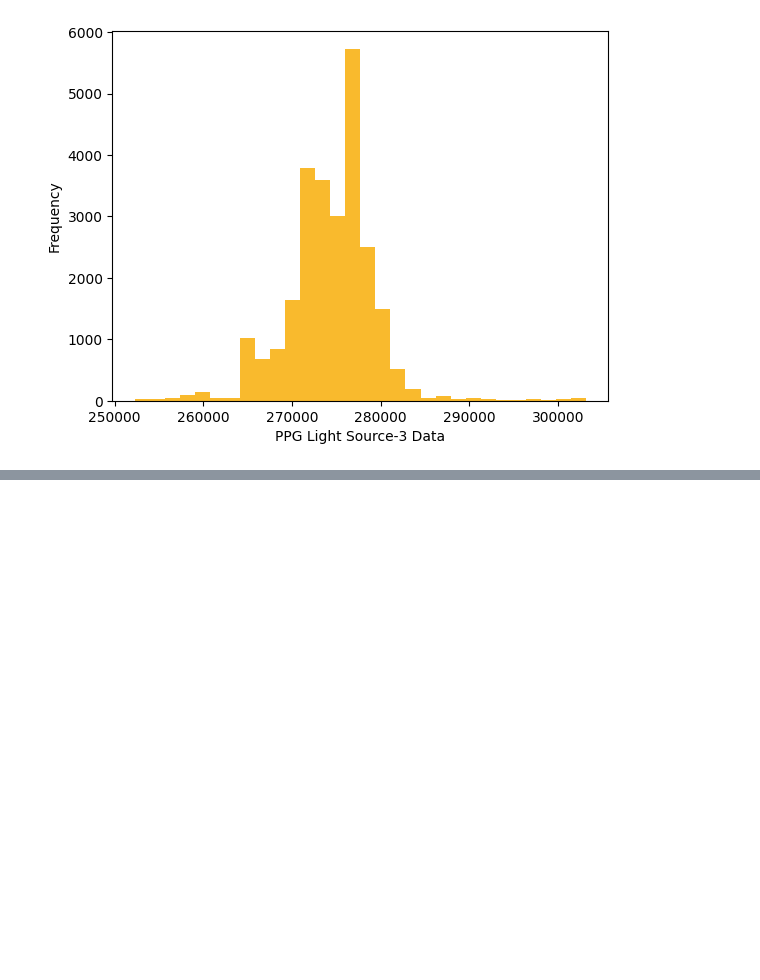
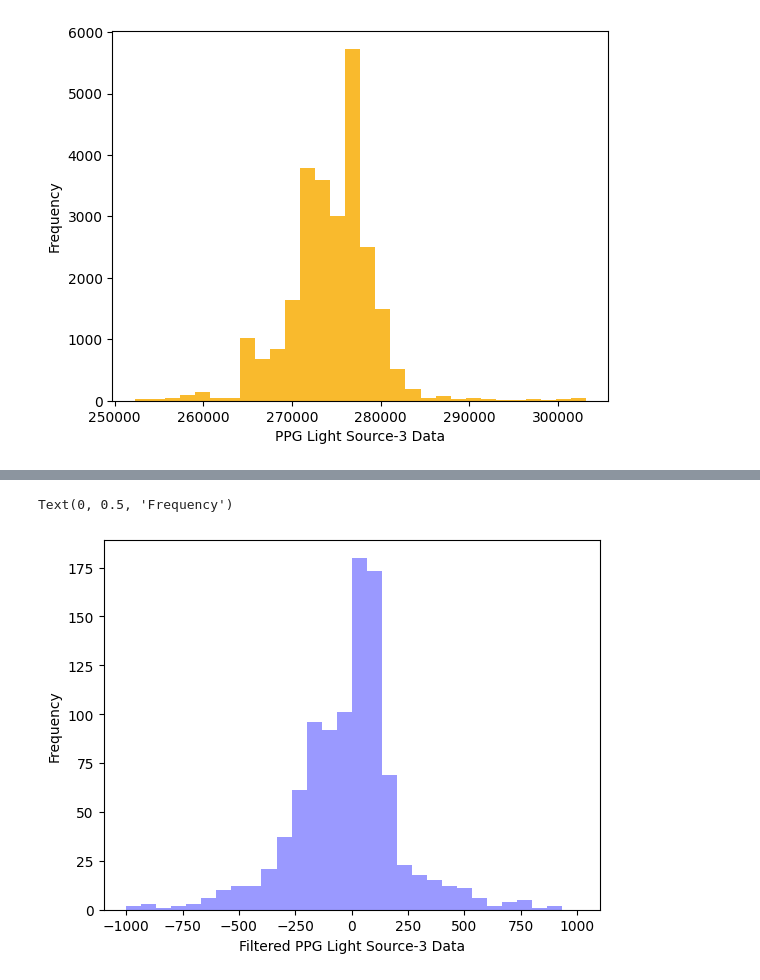
Before and after one commit to SenuraHansaja/H-IoT-Golob-Rice-Compression-Automation, a Jupyter notebook: PPG data/ppg_hist.ipynb, the cells around one changed output, grey strips where cells are left out. Drawn from its saved outputs; the diff is of its cells as text; code cells hidden in the pictures; blank space fills up the shorter version.

```diff
--- a/PPG data/ppg_hist.ipynb
+++ b/PPG data/ppg_hist.ipynb
@@ -51,0 +75,7 @@ Text(0, 0.5, 'Frequency')
+# %%
+plt.hist(Butterworth_data_3, bins =30, range=[-1000, 1000], color='#9A99FF');
+plt.xlabel('Filtered PPG Light Source-3 Data')
+plt.ylabel('Frequency')
+# %% [output]
+Text(0, 0.5, 'Frequency')
+[figure, added]
```
Also changed, not shown: parts of 5 cells of this notebook.
